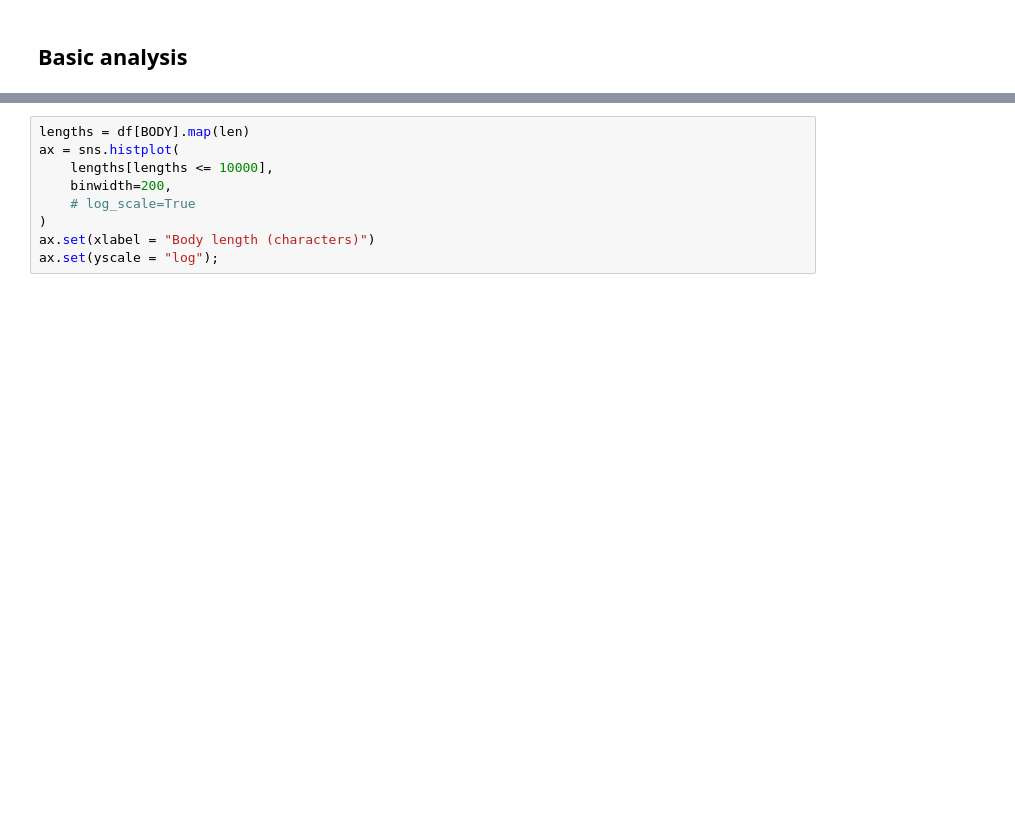
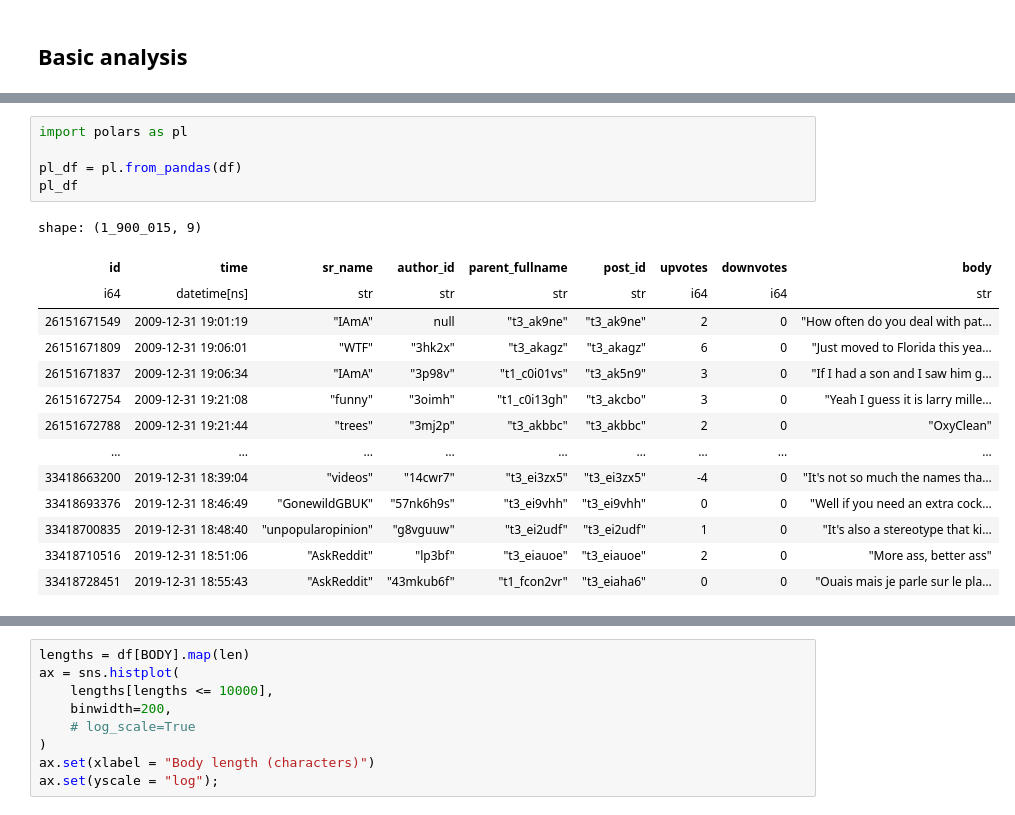
Before and after one commit to gems-cyberlang/cyberlang-learning, a Jupyter notebook: data-collection/praw-playground.ipynb, the cells around one changed output, grey strips where cells are left out. Saved outputs shown, nothing was run; the diff lists cells and outputs as text; blank space fills up the shorter version.

```diff
--- a/data-collection/praw-playground.ipynb
+++ b/data-collection/praw-playground.ipynb
@@ -210,0 +216,20 @@ matched_rows
+# %%
+import polars as pl
+
+pl_df = pl.from_pandas(df)
+pl_df
+# %% [output]
+shape: (1_900_015, 9)
+| id | time | sr_name | author_id | parent_fullname | post_id | upvotes | downvotes | body |
+| i64 | datetime[ns] | str | str | str | str | i64 | i64 | str |
+| 26151671549 | 2009-12-31 19:01:19 | "IAmA" | null | "t3_ak9ne" | "t3_ak9ne" | 2 | 0 | "How often do you deal with pat… |
+| 26151671809 | 2009-12-31 19:06:01 | "WTF" | "3hk2x" | "t3_akagz" | "t3_akagz" | 6 | 0 | "Just moved to Florida this yea… |
+| 26151671837 | 2009-12-31 19:06:34 | "IAmA" | "3p98v" | "t1_c0i01vs" | "t3_ak5n9" | 3 | 0 | "If I had a son and I saw him g… |
+| 26151672754 | 2009-12-31 19:21:08 | "funny" | "3oimh" | "t1_c0i13gh" | "t3_akcbo" | 3 | 0 | "Yeah I guess it is larry mille… |
+| 26151672788 | 2009-12-31 19:21:44 | "trees" | "3mj2p" | "t3_akbbc" | "t3_akbbc" | 2 | 0 | "OxyClean" |
+| … | … | … | … | … | … | … | … | … |
+| 33418663200 | 2019-12-31 18:39:04 | "videos" | "14cwr7" | "t3_ei3zx5" | "t3_ei3zx5" | -4 | 0 | "It's not so much the names tha… |
+| 33418693376 | 2019-12-31 18:46:49 | "GonewildGBUK" | "57nk6h9s" | "t3_ei9vhh" | "t3_ei9vhh" | 0 | 0 | "Well if you need an extra cock… |
+| 33418700835 | 2019-12-31 18:48:40 | "unpopularopinion" | "g8vguuw" | "t3_ei2udf" | "t3_ei2udf" | 1 | 0 | "It's also a stereotype that ki… |
+| 33418710516 | 2019-12-31 18:51:06 | "AskReddit" | "lp3bf" | "t3_eiauoe" | "t3_eiauoe" | 2 | 0 | "More ass, better ass" |
+| 33418728451 | 2019-12-31 18:55:43 | "AskReddit" | "43mkub6f" | "t1_fcon2vr" | "t3_eiaha6" | 0 | 0 | "Ouais mais je parle sur le pla… |
```
Also changed, not shown: parts of 25 cells of this notebook.
